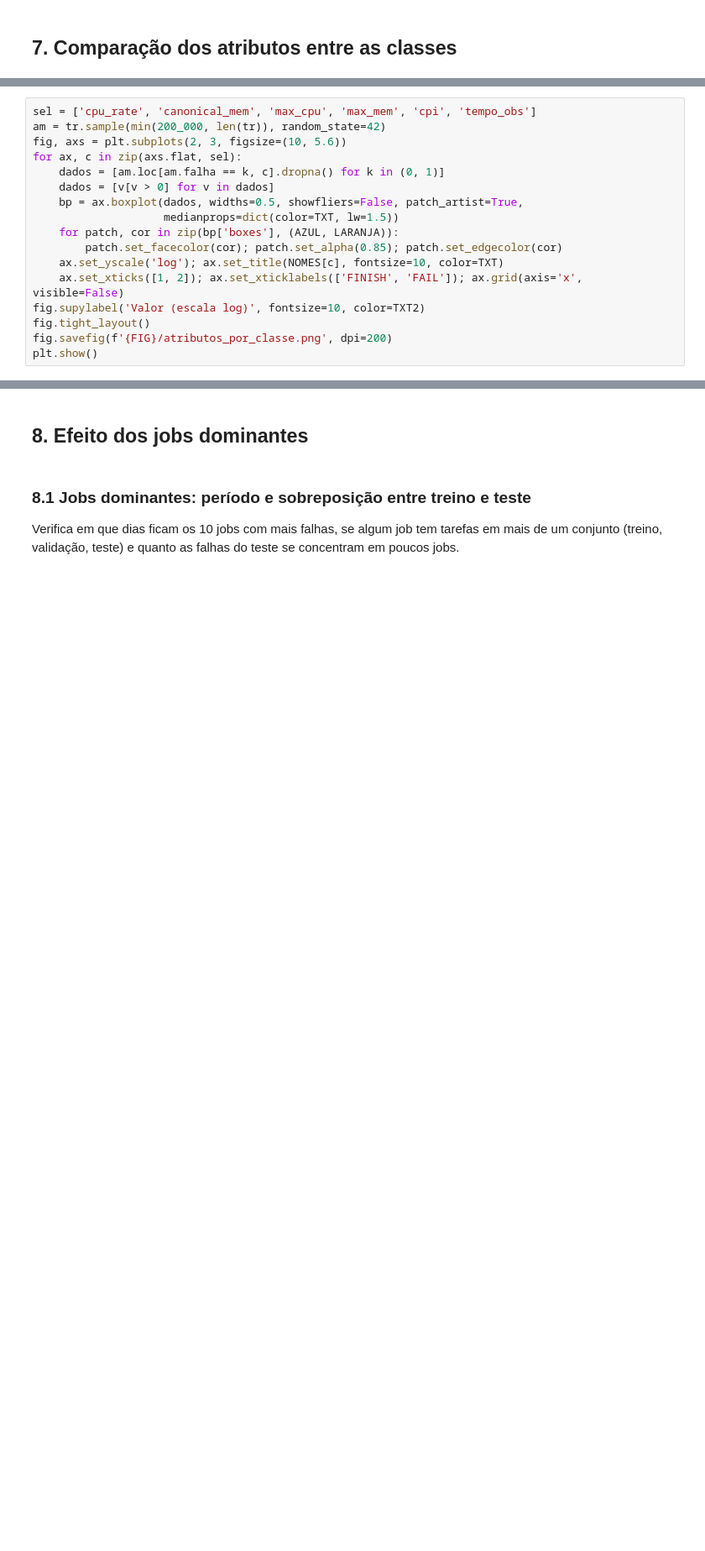
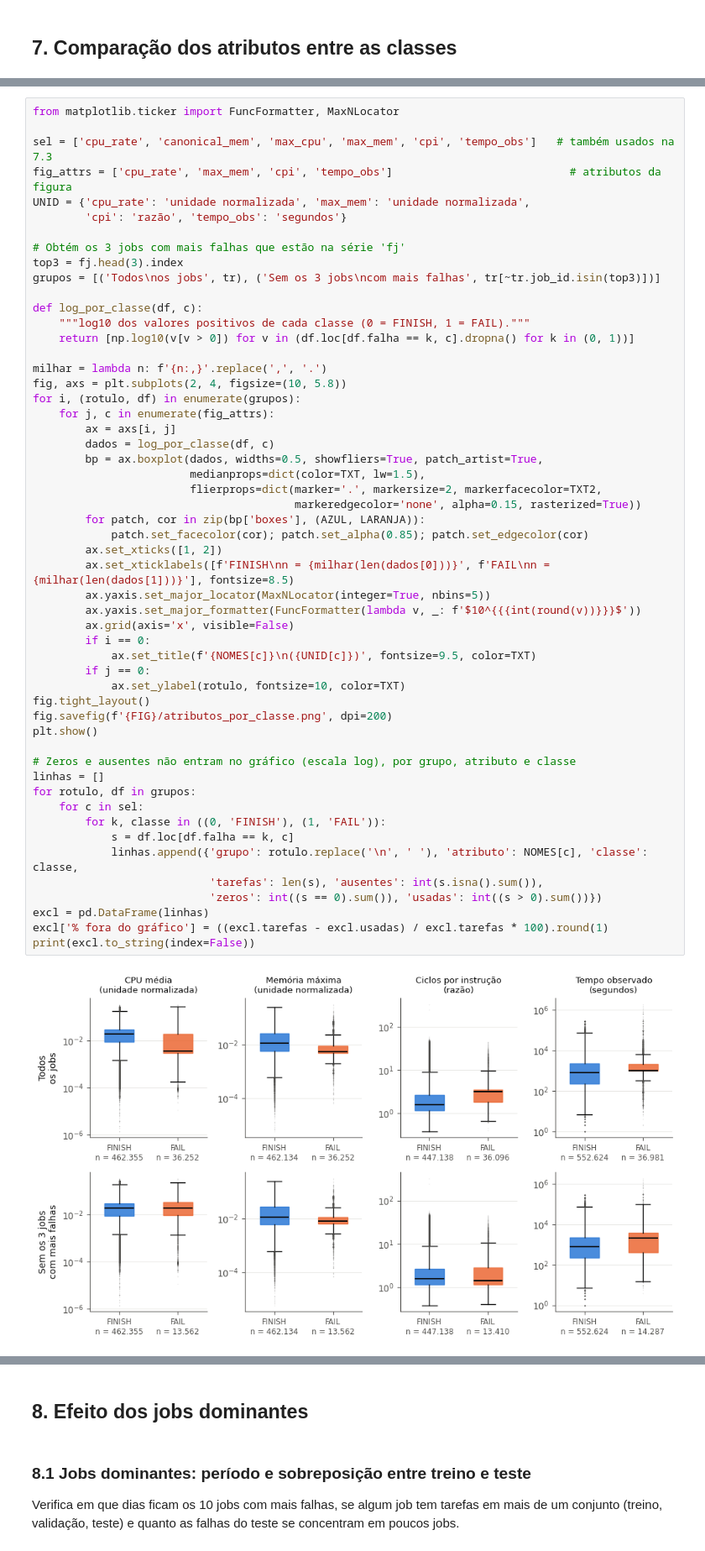
Before and after one commit to trsantanarural/predicao-falhas-tarefas, a Jupyter notebook: notebooks/03_analise_exploratoria.ipynb, the cells around one changed output, grey strips where cells are left out. Shown at 84% size. Saved outputs shown, nothing was run; the diff lists cells and outputs as text; blank space fills up the shorter version.

```diff
--- a/notebooks/03_analise_exploratoria.ipynb
+++ b/notebooks/03_analise_exploratoria.ipynb
@@ -221,17 +164,0 @@ Caixas com mediana e quartis; valores extremos omitidos. A escala logarítmica e
-# %%
-sel = ['cpu_rate', 'canonical_mem', 'max_cpu', 'max_mem', 'cpi', 'tempo_obs']
-am = tr.sample(min(200_000, len(tr)), random_state=42)
-fig, axs = plt.subplots(2, 3, figsize=(10, 5.6))
-for ax, c in zip(axs.flat, sel):
-    dados = [am.loc[am.falha == k, c].dropna() for k in (0, 1)]
-    dados = [v[v > 0] for v in dados]
-    bp = ax.boxplot(dados, widths=0.5, showfliers=False, patch_artist=True,
-                    medianprops=dict(color=TXT, lw=1.5))
-    for patch, cor in zip(bp['boxes'], (AZUL, LARANJA)):
-        patch.set_facecolor(cor); patch.set_alpha(0.85); patch.set_edgecolor(cor)
-    ax.set_yscale('log'); ax.set_title(NOMES[c], fontsize=10, color=TXT)
-    ax.set_xticks([1, 2]); ax.set_xticklabels(['FINISH', 'FAIL']); ax.grid(axis='x', visible=False)
-fig.supylabel('Valor (escala log)', fontsize=10, color=TXT2)
-fig.tight_layout()
-fig.savefig(f'{FIG}/atributos_por_classe.png', dpi=200)
-plt.show()
@@ -239,0 +240,55 @@ plt.show()
+# %%
+from matplotlib.ticker import FuncFormatter, MaxNLocator
+
+sel = ['cpu_rate', 'canonical_mem', 'max_cpu', 'max_mem', 'cpi', 'tempo_obs']   # também usados na 7.3
+fig_attrs = ['cpu_rate', 'max_mem', 'cpi', 'tempo_obs']                           # atributos da figura
+UNID = {'cpu_rate': 'unidade normalizada', 'max_mem': 'unidade normalizada',
+        'cpi': 'razão', 'tempo_obs': 'segundos'}
+
+# Obtém os 3 jobs com mais falhas que estão na série 'fj'
+top3 = fj.head(3).index
+grupos = [('Todos\nos jobs', tr), ('Sem os 3 jobs\ncom mais falhas', tr[~tr.job_id.isin(top3)])]
+
+def log_por_classe(df, c):
+    """log10 dos valores positivos de cada classe (0 = FINISH, 1 = FAIL)."""
+    return [np.log10(v[v > 0]) for v in (df.loc[df.falha == k, c].dropna() for k in (0, 1))]
+
+milhar = lambda n: f'{n:,}'.replace(',', '.')
+fig, axs = plt.subplots(2, 4, figsize=(10, 5.8))
+for i, (rotulo, df) in enumerate(grupos):
+    for j, c in enumerate(fig_attrs):
+        ax = axs[i, j]
+        dados = log_por_classe(df, c)
+        bp = ax.boxplot(dados, widths=0.5, showfliers=True, patch_artist=True,
+                        medianprops=dict(color=TXT, lw=1.5),
+                        flierprops=dict(marker='.', markersize=2, markerfacecolor=TXT2,
+                                        markeredgecolor='none', alpha=0.15, rasterized=True))
+        for patch, cor in zip(bp['boxes'], (AZUL, LARANJA)):
+            patch.set_facecolor(cor); patch.set_alpha(0.85); patch.set_edgecolor(cor)
+        ax.set_xticks([1, 2])
+        ax.set_xticklabels([f'FINISH\nn = {milhar(len(dados[0]))}', f'FAIL\nn = {milhar(len(dados[1]))}'], fontsize=8.5)
+        ax.yaxis.set_major_locator(MaxNLocator(integer=True, nbins=5))
+        ax.yaxis.set_major_formatter(FuncFormatter(lambda v, _: f'$10^{{{int(round(v))}}}$'))
+        ax.grid(axis='x', visible=False)
+        if i == 0:
+            ax.set_title(f'{NOMES[c]}\n({UNID[c]})', fontsize=9.5, color=TXT)
+        if j == 0:
+            ax.set_ylabel(rotulo, fontsize=10, color=TXT)
+fig.tight_layout()
+fig.savefig(f'{FIG}/atributos_por_classe.png', dpi=200)
+plt.show()
+
+# Zeros e ausentes não entram no gráfico (escala log), por grupo, atributo e classe
+linhas = []
+for rotulo, df in grupos:
+    for c in sel:
+        for k, classe in ((0, 'FINISH'), (1, 'FAIL')):
+            s = df.loc[df.falha == k, c]
+            linhas.append({'grupo': rotulo.replace('\n', ' '), 'atributo': NOMES[c], 'classe': classe,
+                           'tarefas': len(s), 'ausentes': int(s.isna().sum()),
+                           'zeros': int((s == 0).sum()), 'usadas': int((s > 0).sum())})
+excl = pd.DataFrame(linhas)
+excl['% fora do gráfico'] = ((excl.tarefas - excl.usadas) / excl.tarefas * 100).round(1)
+print(excl.to_string(index=False))
+# %% [output]
+[figure, added]
```
Also changed, not shown: parts of 11 cells of this notebook.
